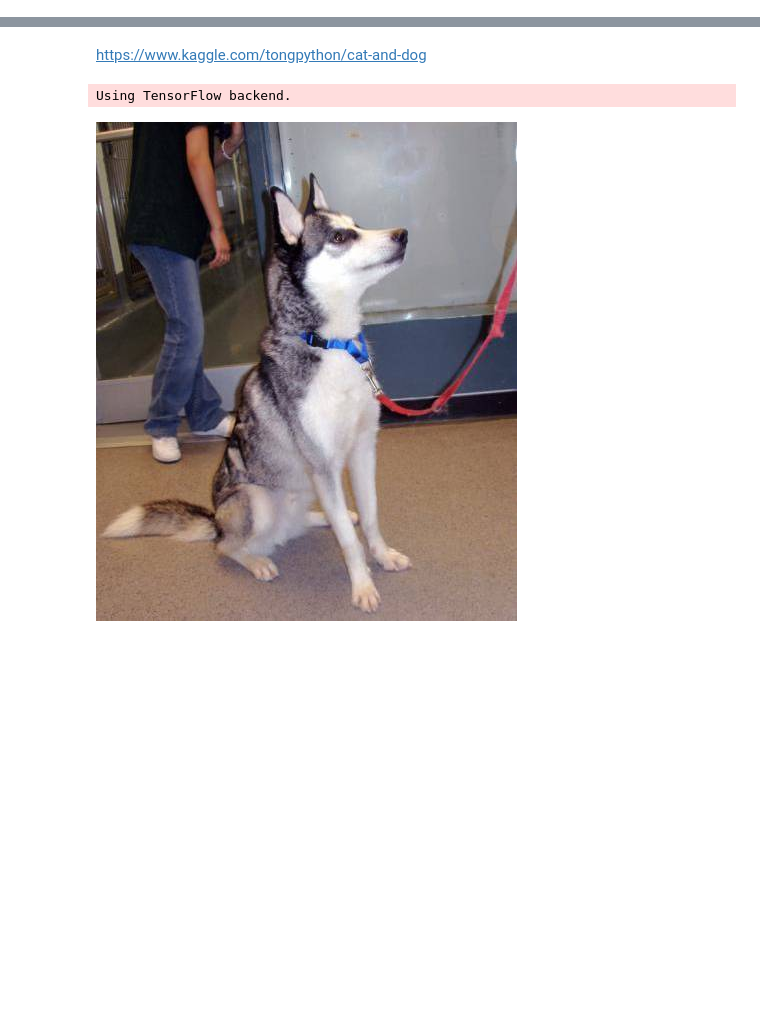
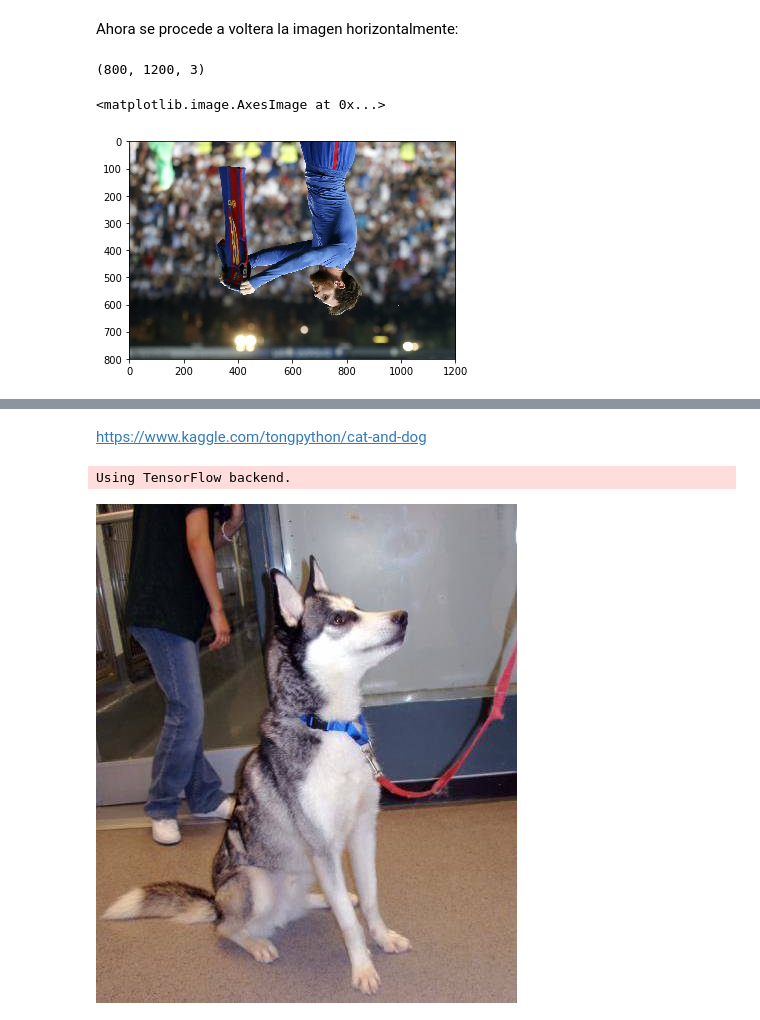
Before and after one commit to Boris94cr/Reconocimiento-de-Patrones, a Jupyter notebook: Inv-Corta-3/Inv-Corta-3.ipynb, the cells around one changed output, grey strips where cells are left out. Saved outputs shown, nothing was run; the diff lists cells and outputs as text; code cells hidden in the pictures; blank space fills up the shorter version.

```diff
--- a/Inv-Corta-3/Inv-Corta-3.ipynb
+++ b/Inv-Corta-3/Inv-Corta-3.ipynb
@@ -0,0 +47,18 @@
+# %%
+import tensorflow as tf
+
+fileName = [img]
+fileNameQueue = tf.train.string_input_producer(fileName)
+
+reader = tf.WholeFileReader()
+key,val = reader.read(fileNameQueue)
+
+imgTF = tf.image.decode_jpeg(val)
+
+init_op = tf.global_variables_initializer()
+sess = tf.Session()
+
+sess.run(init_op)
+
+coord = tf.train.Coordinator()
+threads = tf.train.start_queue_runners(coord=coord,sess=sess)
@@ -0,0 +83,12 @@
+# %% [markdown]
+Ahora se procede a voltera la imagen horizontalmente:
+# %%
+imgFlip = tf.image.flip_up_down(imgTF)
+imgPlot = imgFlip.eval(session=sess)
+
+print(imgPlot.shape)
+plot.imshow(imgPlot)
+# %% [output]
+(800, 1200, 3)
+<matplotlib.image.AxesImage at 0x...>
+[figure, added]
```
Also changed, not shown: parts of 38 cells of this notebook, 1 other file.
